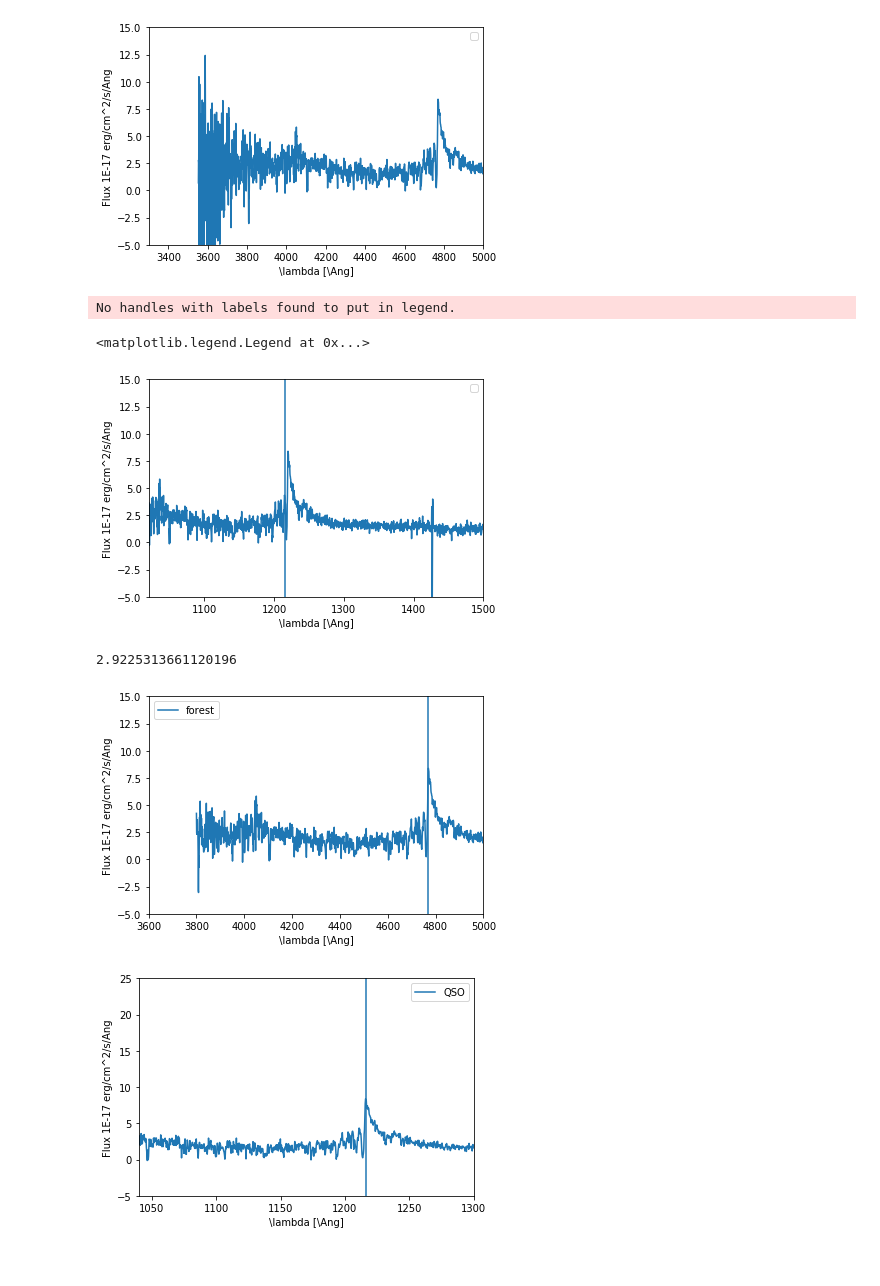
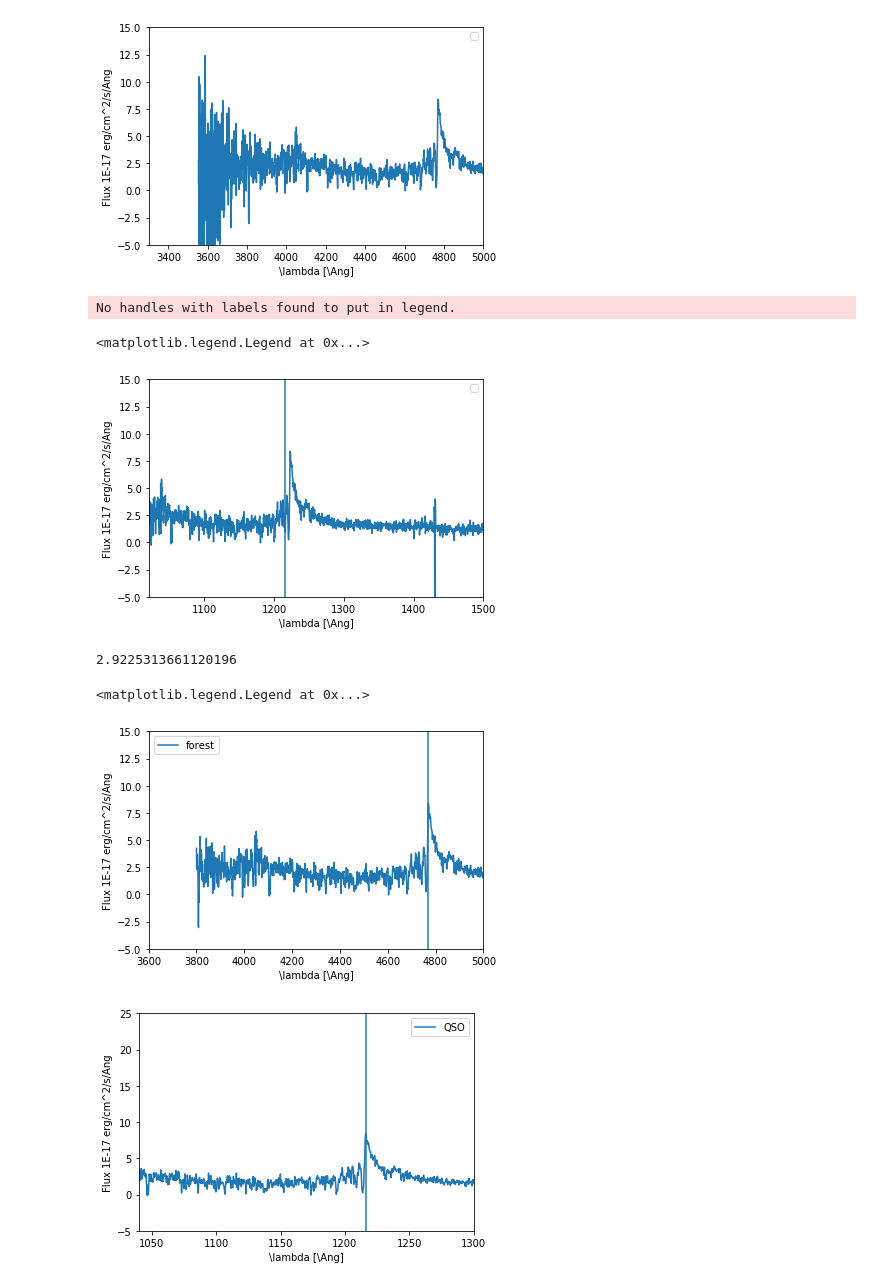
Before and after one commit to cosmostatschool/mexicopas, a Jupyter notebook: notebooks/eboss_qso_DR14_basico.ipynb, the cells around one changed output. Saved outputs shown, nothing was run; the diff lists cells and outputs as text; code cells hidden in the pictures.

```diff
--- a/notebooks/eboss_qso_DR14_basico.ipynb
+++ b/notebooks/eboss_qso_DR14_basico.ipynb
@@ -251,20 +319,20 @@ plt.legend()
 No handles with labels found to put in legend.
 [figure]
 # %%
-zvi=2.91
+zvi=2.9
 #There is an interesting object in number 231th. Lets look at it in more detail... It is a lyman alpha quasar. Lyman
 #alpha has an emission line at 121.6nm (restframe), lets find what is thhe
 plt.plot(10**logwave/(1+zvi),flux[231])
 plt.ylabel('Flux 1E-17 erg/cm^2/s/Ang')
 plt.xlabel('\lambda [\Ang]')
 plt.ylim(-5,15)
 plt.xlim(1020,1500)
 plt.axvline(1216)
 plt.legend()
 # %% [output]
 No handles with labels found to put in legend.
 <matplotlib.legend.Legend at 0x...>
-[figure, old version]
+[figure, new version]
 # %%
 wlya=(10**logwave>3800)&(10**logwave<5000)
 lwlya=logwave[wlya]
@@ -279,9 +347,9 @@ plt.xlabel('\lambda [\Ang]')
 plt.ylim(-5,15)
 plt.xlim(3600,5000)
 plt.legend()
-i+=1
 # %% [output]
 2.9225313661120196
+<matplotlib.legend.Legend at 0x...>
 [figure]
 # %%
 #What is the actual redshift?
```
Also changed, not shown: parts of 15 cells of this notebook.
